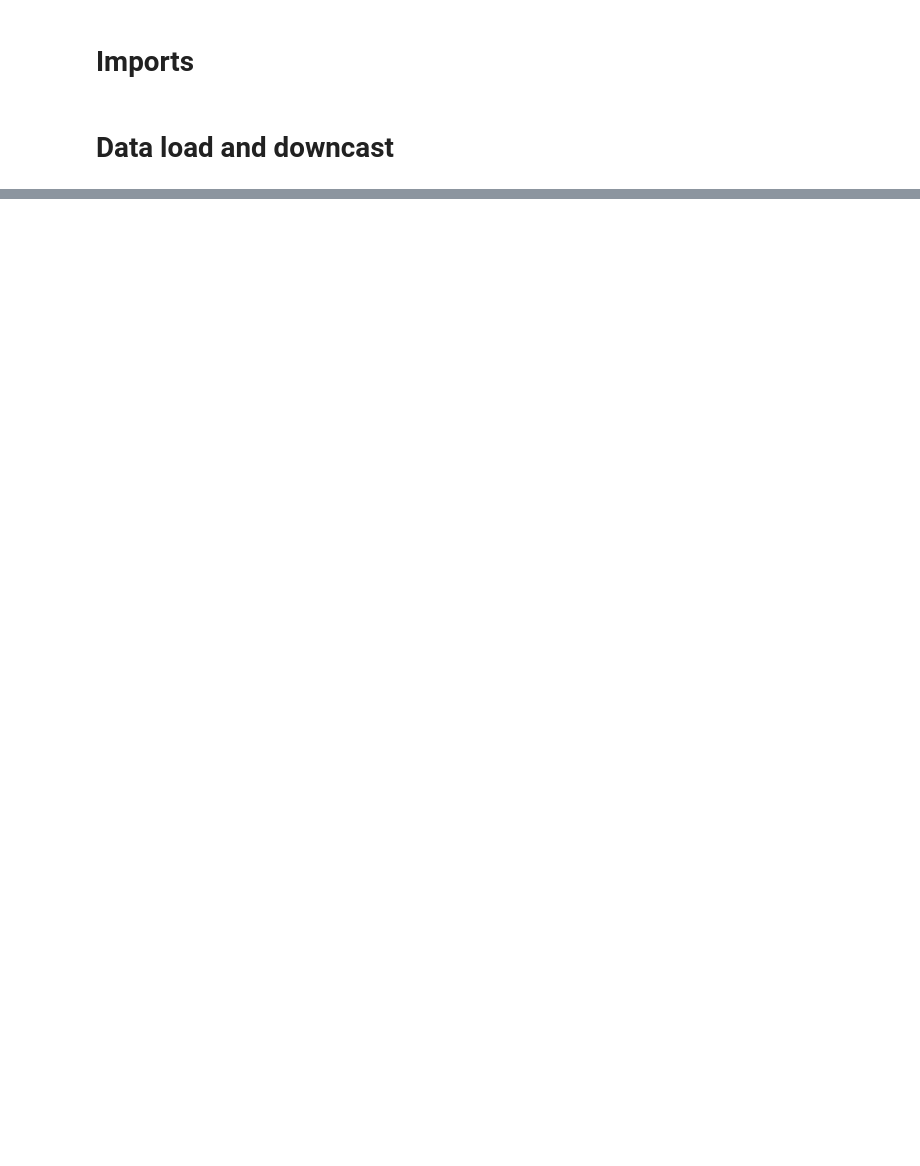
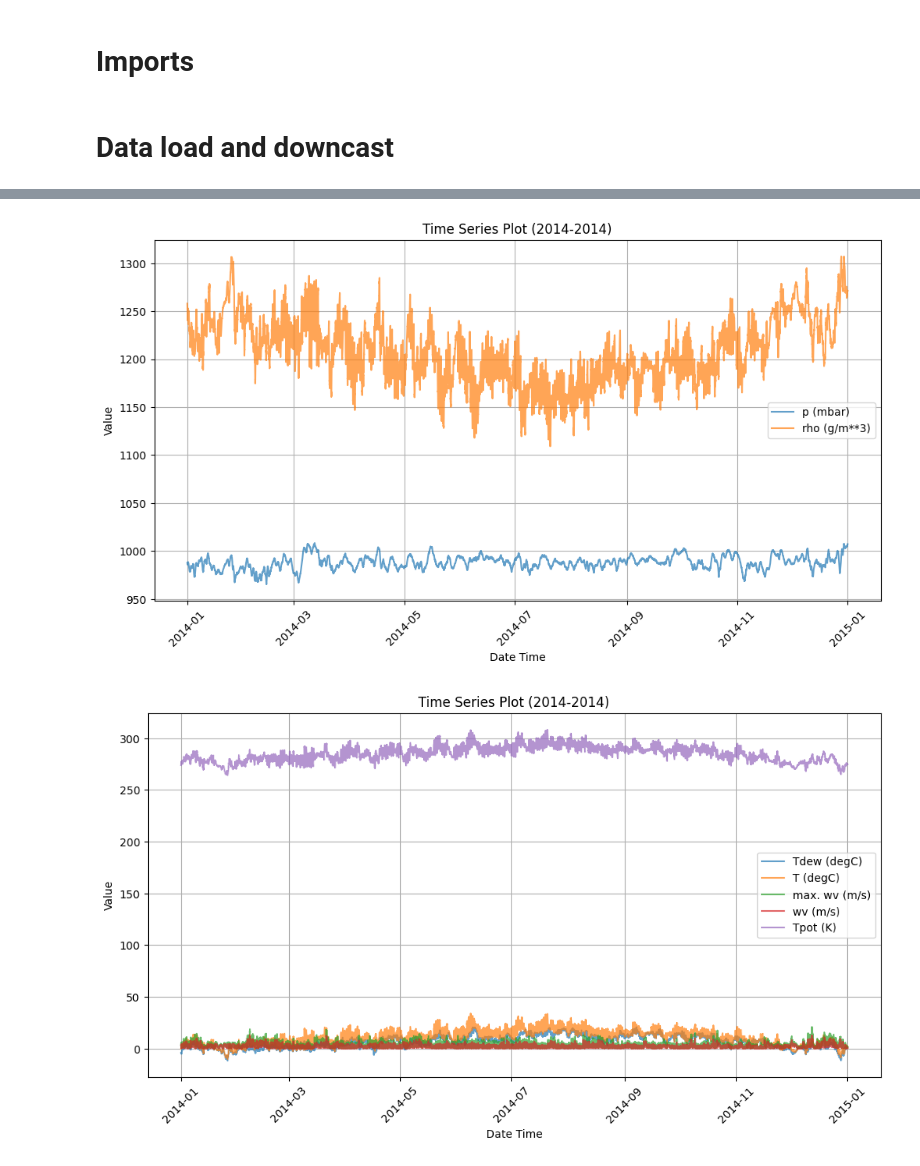
Before and after one commit to ezemriv/AI-Researcher-Task, a Jupyter notebook: notebooks/00_EDA.ipynb, the cells around one changed output, grey strips where cells are left out. Cells and saved outputs as stored; diff of their text form; code cells hidden in the pictures; blank space fills up the shorter version.

```diff
--- a/notebooks/00_EDA.ipynb
+++ b/notebooks/00_EDA.ipynb
@@ -60,0 +151,5 @@ std        39.975208      65.446714      69.016932      86.681693
+# %%
+plot_years(df, 2014, 2014)
+# %% [output]
+[figure, added]
+[figure, added]
```
Also changed, not shown: parts of 16 cells of this notebook, 9 other files.
